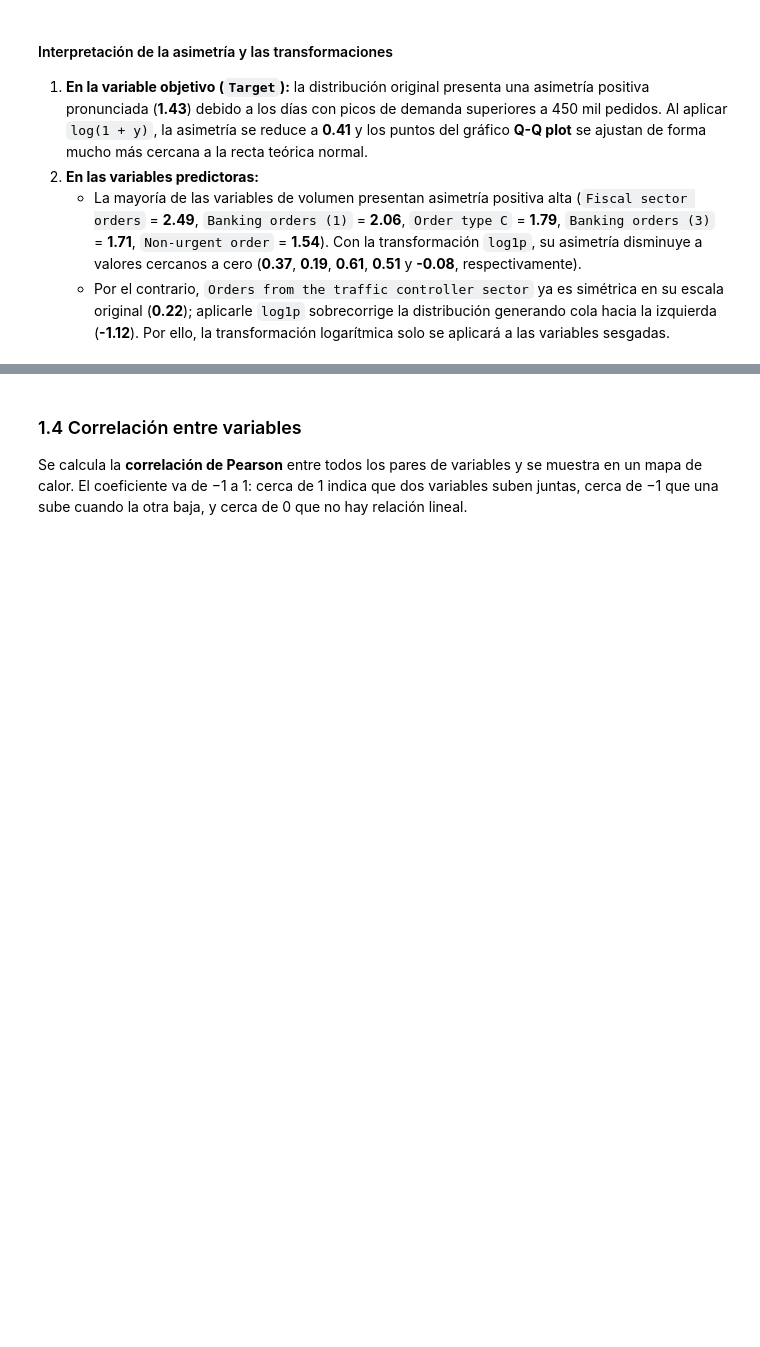
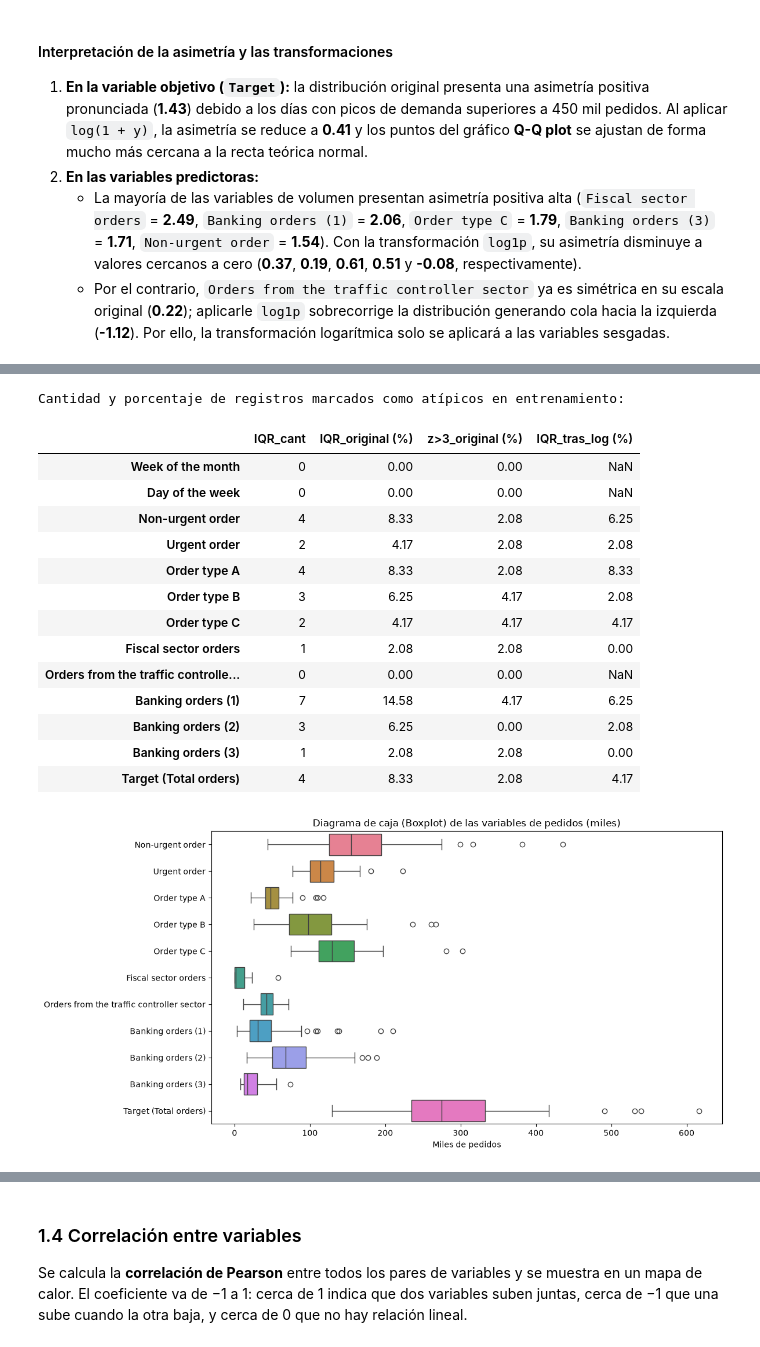
Before and after one commit to tdavidvergara/regresion-lineal-machine-learning, a Jupyter notebook: EDA_Regresion_Demanda.ipynb, the cells around one changed output, grey strips where cells are left out. Saved outputs shown, nothing was run; the diff lists cells and outputs as text; code cells hidden in the pictures; blank space fills up the shorter version.

```diff
--- a/EDA_Regresion_Demanda.ipynb
+++ b/EDA_Regresion_Demanda.ipynb
@@ -280,0 +289,55 @@ Asimetría (skewness) en las variables predictoras antes y después de transform
+# %%
+def outliers_iqr(serie, k=1.5):
+    """Devuelve True para cada registro que quede fuera de [Q1 - 1.5*IQR, Q3 + 1.5*IQR]."""
+    q1, q3 = serie.quantile([0.25, 0.75])            # Obtiene el primer cuartil (25%) y el tercer cuartil (75%)
+    iqr = q3 - q1                                    # Calcula el rango intercuartílico (ancho de la caja central)
+    return (serie < q1 - k * iqr) | (serie > q3 + k * iqr)  # Marca como True los valores fuera de los bigotes
+
+num_cols = eda.select_dtypes("number").columns       # Selecciona todas las columnas numéricas de entrenamiento
+
+# Variables que presentaron asimetría moderada o alta en la sección anterior
+sesgadas = [
+    "Non-urgent order", "Urgent order", "Order type A", "Order type B",
+    "Order type C", "Fiscal sector orders", "Banking orders (1)",
+    "Banking orders (2)", "Banking orders (3)", "Target (Total orders)"
+]
+
+# Construye la tabla comparativa de porcentaje de outliers según cada criterio
+tabla_out = pd.DataFrame({
+    "IQR_cant": [outliers_iqr(eda[c]).sum() for c in num_cols],                                 # Cantidad de días atípicos por IQR
+    "IQR_original (%)": [outliers_iqr(eda[c]).mean() * 100 for c in num_cols],                  # % de filas atípicas por IQR original
+    "z>3_original (%)": [(np.abs(stats.zscore(eda[c])) > 3).mean() * 100 for c in num_cols],    # % de filas con puntaje |z| > 3
+    "IQR_tras_log (%)": [                                                                       # % de filas atípicas por IQR tras aplicar log1p
+        outliers_iqr(np.log1p(eda[c])).mean() * 100 if c in sesgadas else np.nan
+        for c in num_cols
+    ],
+}, index=num_cols)
+
+print("Cantidad y porcentaje de registros marcados como atípicos en entrenamiento:")
+display(tabla_out.round(2))  # Muestra la tabla redondeada a 2 decimales
+
+# Visualización mediante diagramas de caja (Boxplots) de las variables de volumen
+cols_volumen = [c for c in num_cols if c not in ["Week of the month", "Day of the week"]]
+plt.figure(figsize=(12, 6))                                                  # Define el tamaño de la figura
+sns.boxplot(data=eda[cols_volumen], orient="h")                              # Dibuja un boxplot horizontal por variable
+plt.title("Diagrama de caja (Boxplot) de las variables de pedidos (miles)")  # Título de la gráfica
+plt.xlabel("Miles de pedidos")                                               # Etiqueta del eje X
+plt.tight_layout()                                                           # Ajusta márgenes
+plt.show()                                                                   # Muestra la gráfica
+# %% [output]
+Cantidad y porcentaje de registros marcados como atípicos en entrenamiento:
+|  | IQR_cant | IQR_original (%) | z>3_original (%) | IQR_tras_log (%) |
+| Week of the month | 0 | 0.00 | 0.00 | NaN |
+| Day of the week | 0 | 0.00 | 0.00 | NaN |
+| Non-urgent order | 4 | 8.33 | 2.08 | 6.25 |
+| Urgent order | 2 | 4.17 | 2.08 | 2.08 |
+| Order type A | 4 | 8.33 | 2.08 | 8.33 |
+| Order type B | 3 | 6.25 | 4.17 | 2.08 |
+| Order type C | 2 | 4.17 | 4.17 | 4.17 |
+| Fiscal sector orders | 1 | 2.08 | 2.08 | 0.00 |
+| Orders from the traffic controlle... | 0 | 0.00 | 0.00 | NaN |
+| Banking orders (1) | 7 | 14.58 | 4.17 | 6.25 |
+| Banking orders (2) | 3 | 6.25 | 0.00 | 2.08 |
+| Banking orders (3) | 1 | 2.08 | 2.08 | 0.00 |
+| Target (Total orders) | 4 | 8.33 | 2.08 | 4.17 |
+[figure, added]
```
Also changed, not shown: parts of 12 cells of this notebook.
